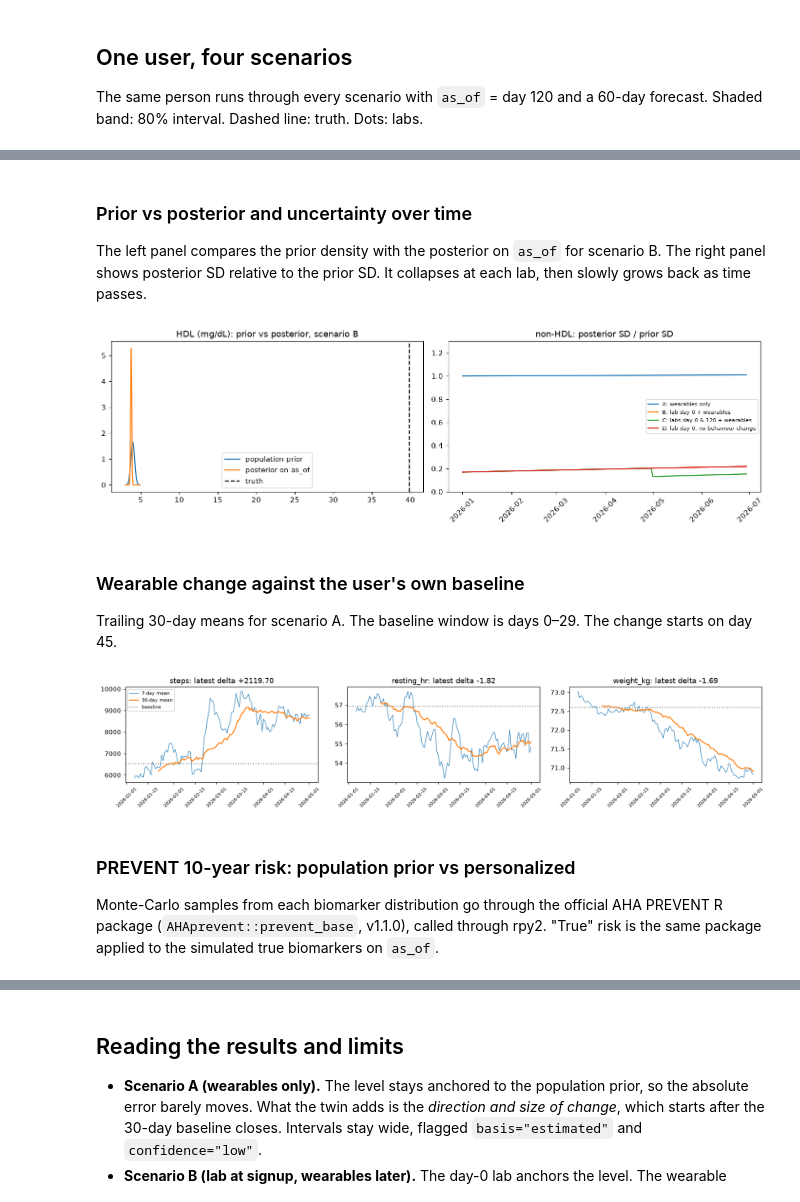
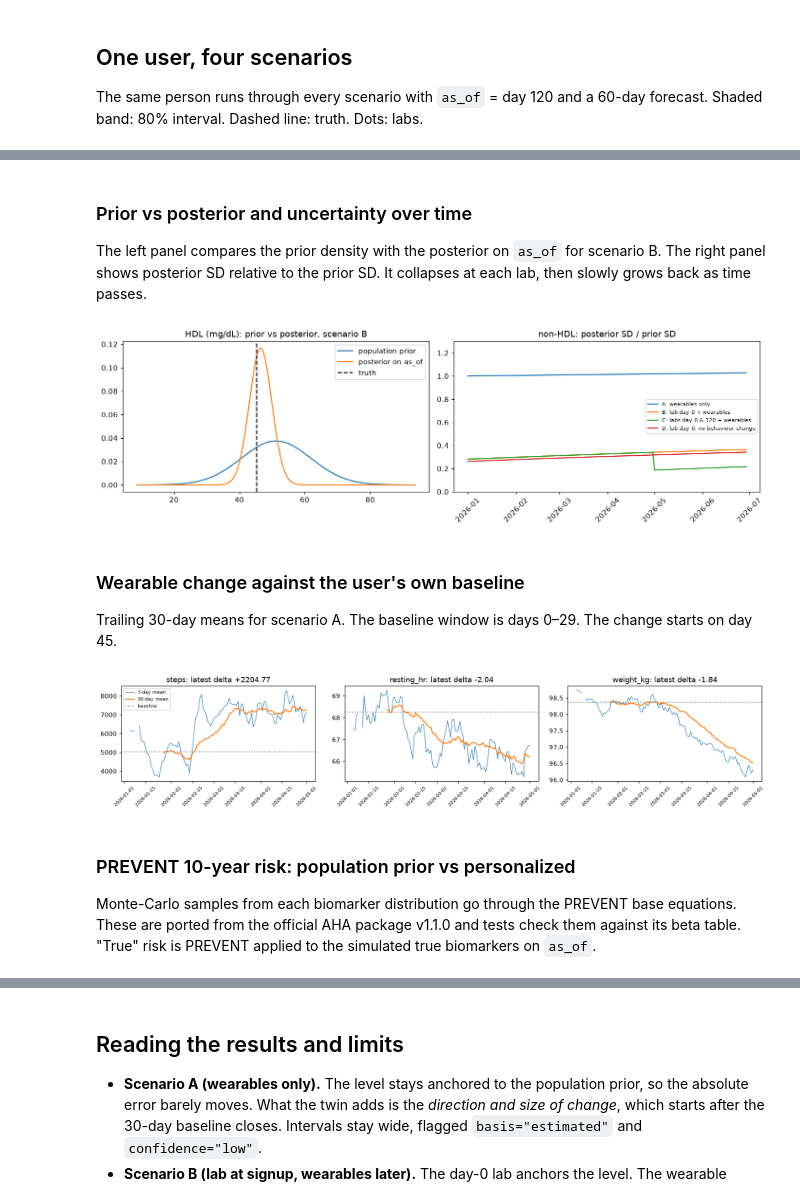
Before and after one commit to MeSquareApp/MeSquareMLEngine, a Jupyter notebook: notebooks/personalization_twin.ipynb, the cells around one changed output, grey strips where cells are left out. Cells and saved outputs as stored; diff of their text form; code cells hidden in the pictures.

```diff
--- a/notebooks/personalization_twin.ipynb
+++ b/notebooks/personalization_twin.ipynb
@@ -292,74 +262,70 @@ for biomarker in ("non_hdl", "hdl", "sbp", "hba1c"):
 ### Prior vs posterior and uncertainty over time
 
 The left panel compares the prior density with the posterior on `as_of` for scenario B. The
-right panel shows posterior SD relative to the prior SD. It collapses at each lab, then
-slowly grows back as time passes.
+right panel shows posterior SD relative to the prior SD. It collapses at each lab, then slowly
+grows back as time passes.
 # %%
+from scipy.stats import norm
+
 fig, axes = plt.subplots(1, 2, figsize=(13, 4))
-run_b = showcase_runs["B: lab day 0 + wearables"]
-hdl_result = run_b["twin"].biomarkers["hdl"]
-as_of_row = hdl_result.trajectory.filter(pl.col("date") == AS_OF).row(0, named=True)
-grid = np.linspace(
-    hdl_result.prior.mean - 4 * hdl_result.prior.sd,
-    hdl_result.prior.mean + 4 * hdl_result.prior.sd,
-    400,
+run = showcase_runs["B: lab day 0 + wearables"]["twin"]
+res = run.biomarkers["hdl"]
+row = res.trajectory[res.trajectory["date"] == AS_OF].iloc[0]
+xs = np.linspace(
+    res.prior_mean - 4 * res.prior_sd, res.prior_mean + 4 * res.prior_sd, 400
 )
-axes[0].plot(
-    grid,
-    norm.pdf(grid, hdl_result.prior.mean, hdl_result.prior.sd),
-    label="population prior",
+axes[0].plot(xs, norm.pdf(xs, res.prior_mean, res.prior_sd), label="population prior")
+axes[0].plot(xs, norm.pdf(xs, row["mean"], row["sd"]), label="posterior on as_of")
+axes[0].axvline(
+    showcase_runs["B: lab day 0 + wearables"]["truth"].loc[AS_OF, "hdl"],
+    color="k",
+    ls="--",
+    label="truth",
 )
-axes[0].plot(
-    grid, norm.pdf(grid, as_of_row["mean"], as_of_row["sd"]), label="posterior on as_of"
-)
-axes[0].axvline(run_b["truth"]["hdl"][AS_OF_DAY], color="k", ls="--", label="truth")
 axes[0].set_title("HDL (mg/dL): prior vs posterior, scenario B")
 axes[0].legend()
 
-for label, run in showcase_runs.items():
-    result = run["twin"].biomarkers["non_hdl"]
+for label, r in showcase_runs.items():
+    tr = r["twin"].biomarkers["non_hdl"].trajectory
     axes[1].plot(
-        result.trajectory["date"].to_list(),
-        result.trajectory["sd"] / result.prior.sd,
+        pd.to_datetime(tr["date"]),
+        tr["sd"] / r["twin"].biomarkers["non_hdl"].prior_sd,
         label=label,
     )
 axes[1].set_title("non-HDL: posterior SD / prior SD")
 axes[1].set_ylim(0, 1.3)
 axes[1].legend(fontsize=7)
 axes[1].tick_params(axis="x", labelrotation=45)
 fig.tight_layout()
 plt.show()
 # %% [output]
-[figure, old version]
+[figure, new version]
 # %% [markdown]
 ### Wearable change against the user's own baseline
 
-Trailing 30-day means for scenario A. The baseline window is days 0–29. The change starts on
-day 45.
+Trailing 30-day means for scenario A. The baseline window is days 0–29. The change starts on day 45.
 # %%
-wearable_a = showcase_runs["A: wearables only"]["twin"].wearable
-rolling_days = wearable_a.rolling["date"].to_list()
+twin_a = showcase_runs["A: wearables only"]["twin"]
+rolling = twin_a.wearable.rolling
 fig, axes = plt.subplots(1, 3, figsize=(15, 3.2))
-for ax, feature in zip(axes, ("steps", "resting_hr", "weight_kg"), strict=True):
-    ax.plot(
-        rolling_days, wearable_a.rolling[f"{feature}_7d"], lw=0.8, label="7-day mean"
-    )
-    ax.plot(
-        rolling_days, wearable_a.rolling[f"{feature}_30d"], lw=1.6, label="30-day mean"
-    )
-    if wearable_a.baseline.get(feature) is not None:
-        ax.axhline(wearable_a.baseline[feature], color="grey", ls=":", label="baseline")
-    ax.set_title(f"{feature}: latest delta {wearable_a.latest_delta[feature]:+.2f}")
+for ax, feat in zip(axes, ("steps", "resting_hr", "weight_kg")):
+    ax.plot(rolling.index, rolling[f"{feat}_7d"], lw=0.8, label="7-day mean")
+    ax.plot(rolling.index, rolling[f"{feat}_30d"], lw=1.6, label="30-day mean")
+    if twin_a.wearable.baseline.get(feat) is not None:
+        ax.axhline(
+            twin_a.wearable.baseline[feat], color="grey", ls=":", label="baseline"
+        )
+    ax.set_title(f"{feat}: latest delta {twin_a.wearable.latest_delta.get(feat):+.2f}")
     ax.tick_params(axis="x", labelrotation=45, labelsize=7)
 axes[0].legend(fontsize=7)
 fig.tight_layout()
 plt.show()
 # %% [output]
-[figure, old version]
+[figure, new version]
 # %% [markdown]
 ### PREVENT 10-year risk: population prior vs personalized
 
-Monte-Carlo samples from each biomarker distribution go through the official AHA PREVENT R
-package (`AHAprevent::prevent_base`, v1.1.0), called through rpy2. "True" risk is the same
-package applied to the simulated true biomarkers on `as_of`.
+Monte-Carlo samples from each biomarker distribution go through the PREVENT base equations.
+These are ported from the official AHA package v1.1.0 and tests check them against its beta
+table. "True" risk is PREVENT applied to the simulated true biomarkers on `as_of`.
 # %%
```
Also changed, not shown: parts of 12 cells of this notebook, 12 other files.
